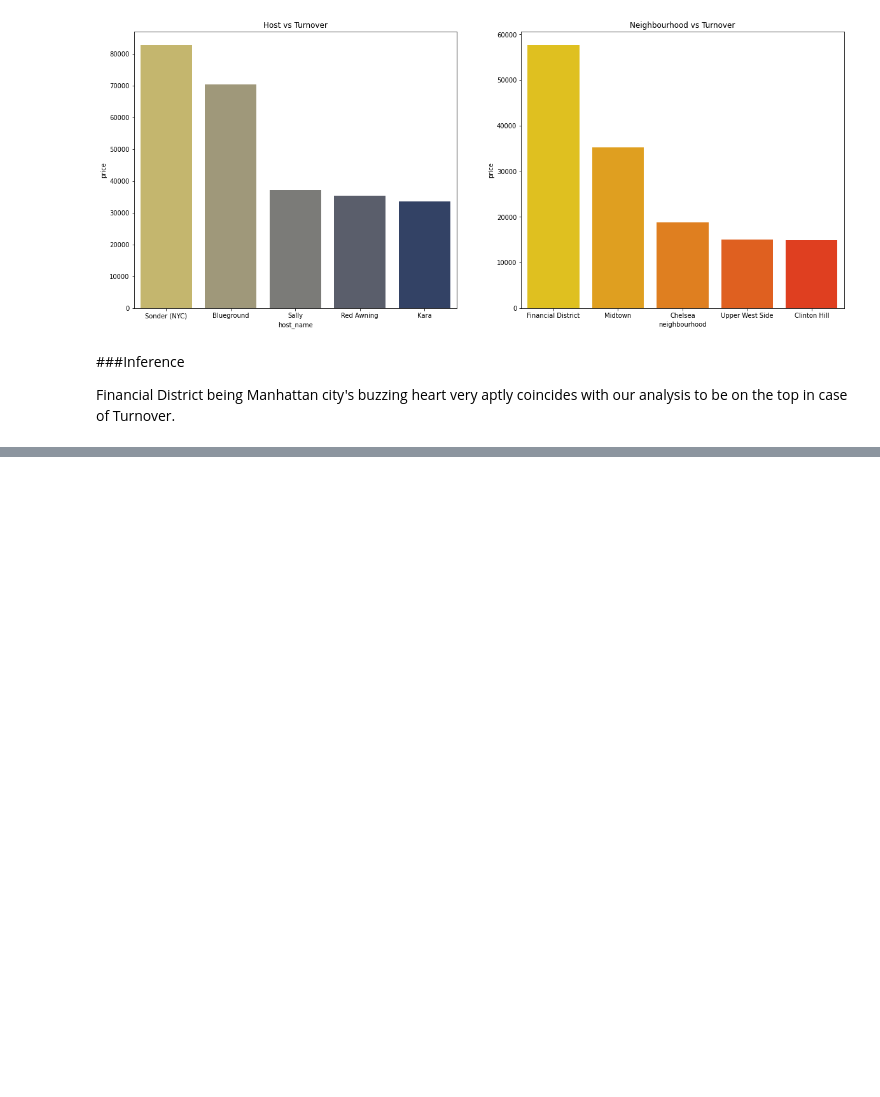
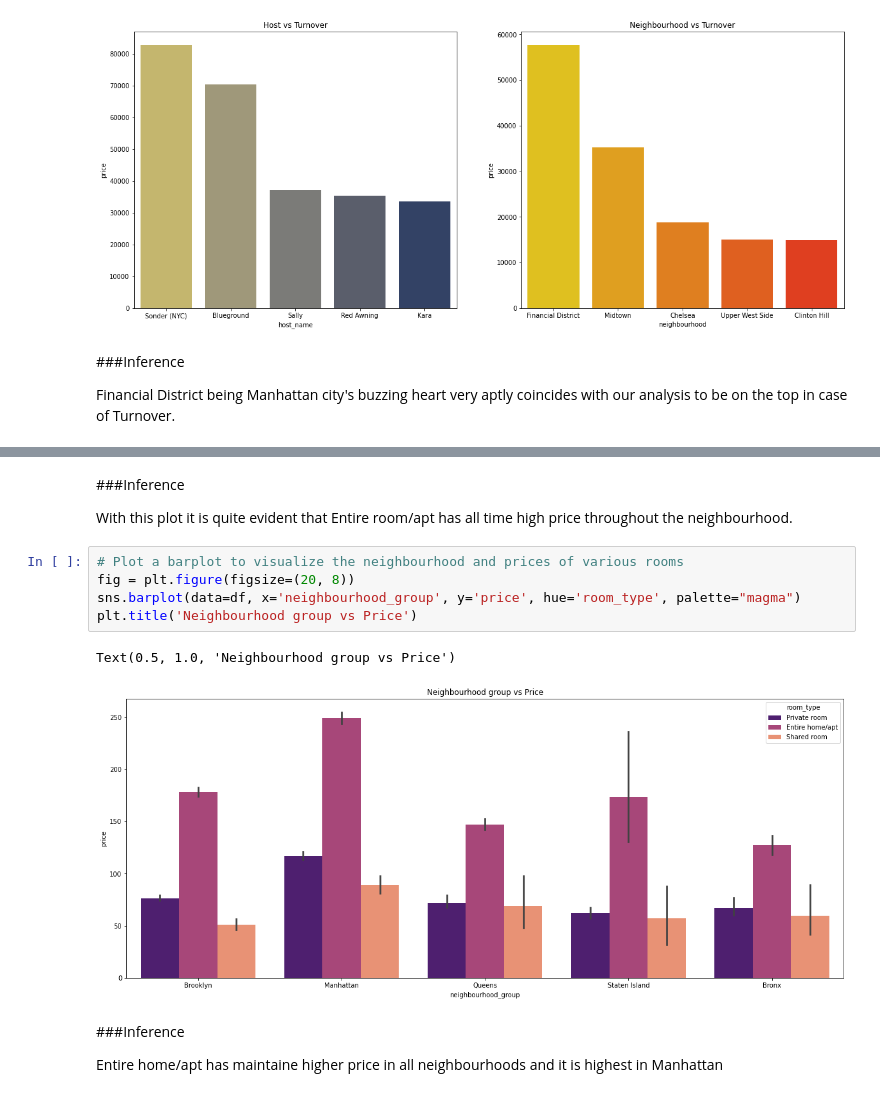
Before and after one commit to pasayat-siddhartha/Capstone_Project01_EDA_Airbnb_Booking_Analysis, a Jupyter notebook: SP_Airbnb_Bookings_Analysis_Capstone_Project.ipynb, the cells around one changed output, grey strips where cells are left out. Cells and saved outputs as stored; diff of their text form; blank space fills up the shorter version.

```diff
--- a/SP_Airbnb_Bookings_Analysis_Capstone_Project.ipynb
+++ b/SP_Airbnb_Bookings_Analysis_Capstone_Project.ipynb
@@ -298,0 +334,16 @@ Financial District being Manhattan city's buzzing heart very aptly coincides wit
+# %% [markdown]
+###Inference
+
+With this plot it is quite evident that Entire room/apt has all time high price throughout the neighbourhood.
+# %%
+# Plot a barplot to visualize the neighbourhood and prices of various rooms
+fig = plt.figure(figsize=(20, 8))
+sns.barplot(data=df, x='neighbourhood_group', y='price', hue='room_type', palette="magma")
+plt.title('Neighbourhood group vs Price')
+# %% [output]
+Text(0.5, 1.0, 'Neighbourhood group vs Price')
+[figure, added]
+# %% [markdown]
+###Inference
+
+Entire home/apt has maintaine higher price in all neighbourhoods and it is highest in Manhattan
```
Also changed, not shown: parts of 4 cells of this notebook.
